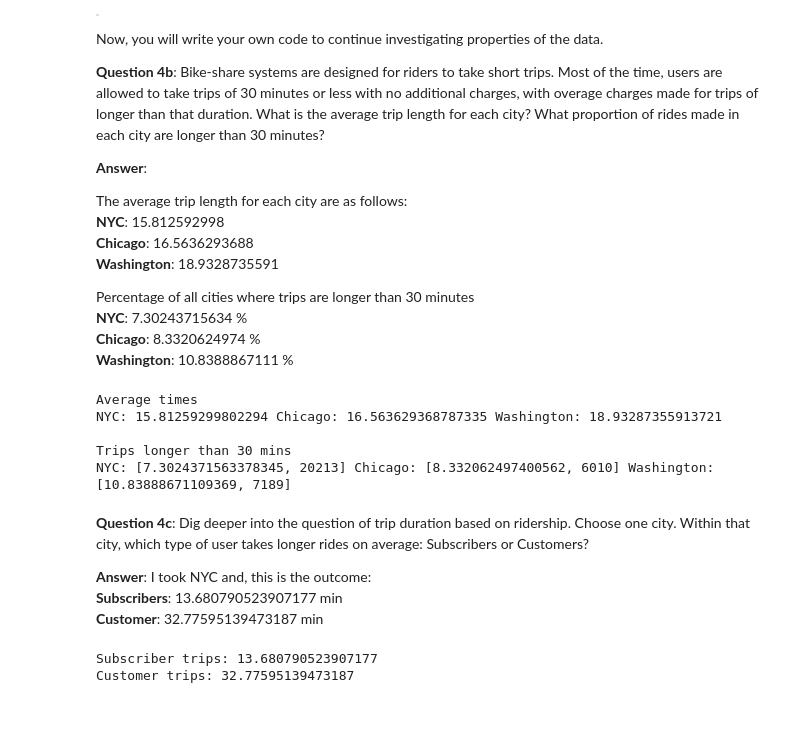
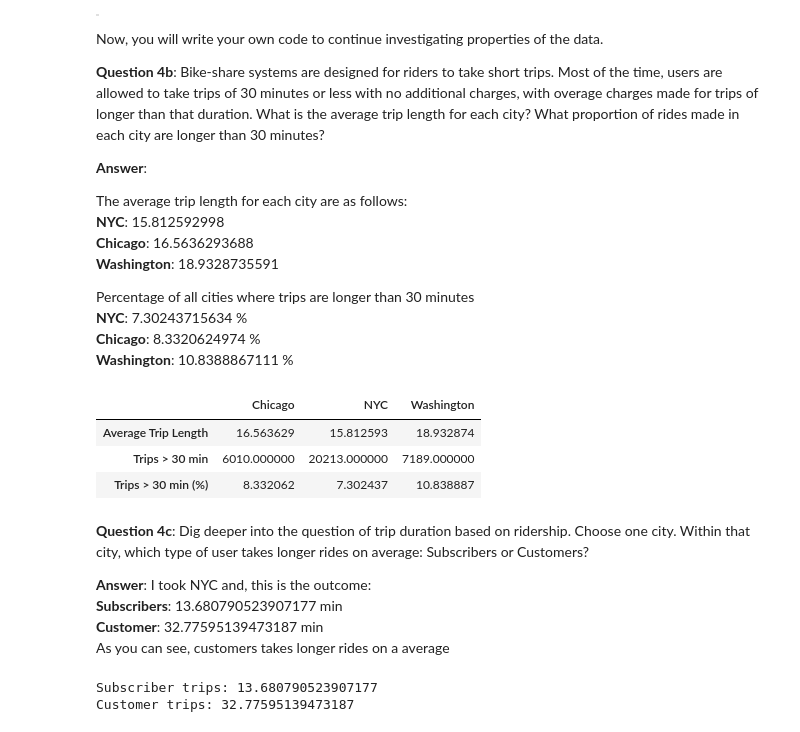
Before and after one commit to davincilisapaly/Udacity---Data-Analyst---Bike-Share-Data, a Jupyter notebook: Bike_Share_Analysis.ipynb, the cells around one changed output. Cells and saved outputs as stored; diff of their text form; code cells hidden in the pictures.

```diff
--- a/Bike_Share_Analysis.ipynb
+++ b/Bike_Share_Analysis.ipynb
@@ -411,19 +411,20 @@ def trips_longer_30mins(filename):
             total_trips +=1
             if float(row['duration']) > 30:
                 long_trips += 1
-    return [(100.0 * long_trips / total_trips), long_trips]
+    return (100.0 * long_trips / total_trips), long_trips
-# %%
-# Print average times of each city
-print('Average times \nNYC: {} Chicago: {} Washington: {}'.format(avg_trip_length(data_file1), avg_trip_length(data_file2), avg_trip_length(data_file3)))
-
-# Print total rides longer than 30 mins
-print('\nTrips longer than 30 mins \nNYC: {} Chicago: {} Washington: {}'.format(trips_longer_30mins(data_file1), trips_longer_30mins(data_file2), trips_longer_30mins(data_file3)))
-# %% [output]
-Average times
-NYC: 15.81259299802294 Chicago: 16.563629368787335 Washington: 18.93287355913721
-
-Trips longer than 30 mins
-NYC: [7.3024371563378345, 20213] Chicago: [8.332062497400562, 6010] Washington: [10.83888671109369, 7189]
+# %%
+# Make dictionary with all data asked in 4B
+avg_trip_time_dict = {"NYC":[avg_trip_length(data_file1), trips_longer_30mins(data_file1)[1], trips_longer_30mins(data_file1)[0]],
+                      "Chicago":[avg_trip_length(data_file2), trips_longer_30mins(data_file2)[1], trips_longer_30mins(data_file2)[0]],
+                      "Washington":[avg_trip_length(data_file3), trips_longer_30mins(data_file3)[1], trips_longer_30mins(data_file3)[0]]}
+
+# Print average times of each city
+pandas.DataFrame(avg_trip_time_dict).rename({0:'Average Trip Length',1:'Trips > 30 min', 2:'Trips > 30 min (%)'})
+# %% [output]
+|  | Chicago | NYC | Washington |
+| Average Trip Length | 16.563629 | 15.812593 | 18.932874 |
+| Trips > 30 min | 6010.000000 | 20213.000000 | 7189.000000 |
+| Trips > 30 min (%) | 8.332062 | 7.302437 | 10.838887 |
 # %% [markdown]
 **Question 4c**: Dig deeper into the question of trip duration based on ridership. Choose one city. Within that city, which type of user takes longer rides on average: Subscribers or Customers?
 
@@ -431,6 +432,7 @@ NYC: [7.3024371563378345, 20213] Chicago: [8.332062497400562, 6010] Washington:
 I took NYC and, this is the outcome:
 **Subscribers**: 13.680790523907177 min
 **Customer**: 32.77595139473187 min
+As you can see, customers takes longer rides on a average
 # %%
 ## Use this and additional cells to answer Question 4c. If you have    ##
 ## not done so yet, consider revising some of your previous code to    ##
```
Also changed, not shown: parts of 9 cells of this notebook, 1 other file.
